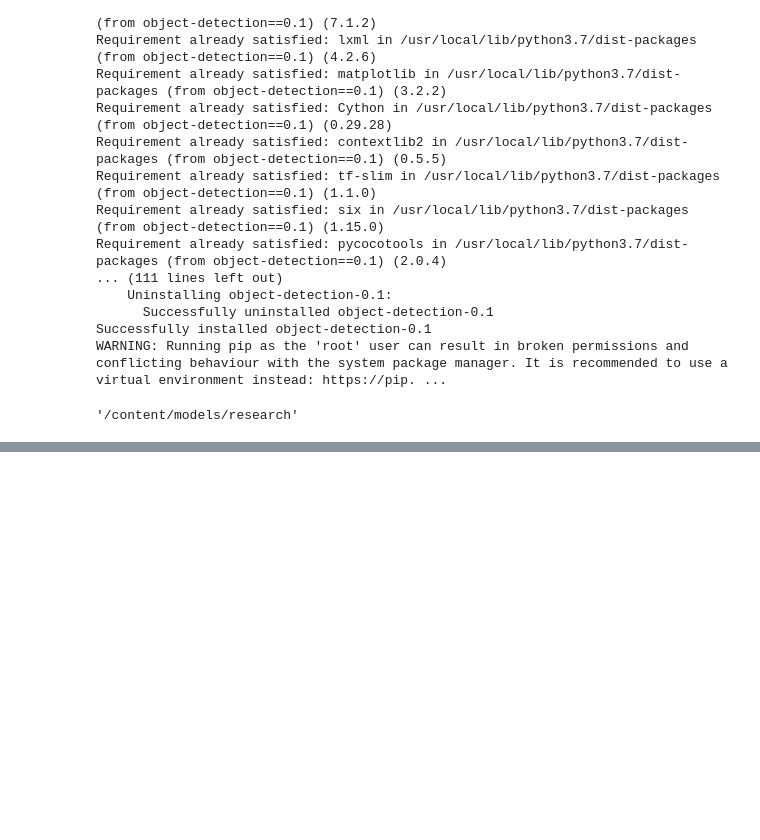
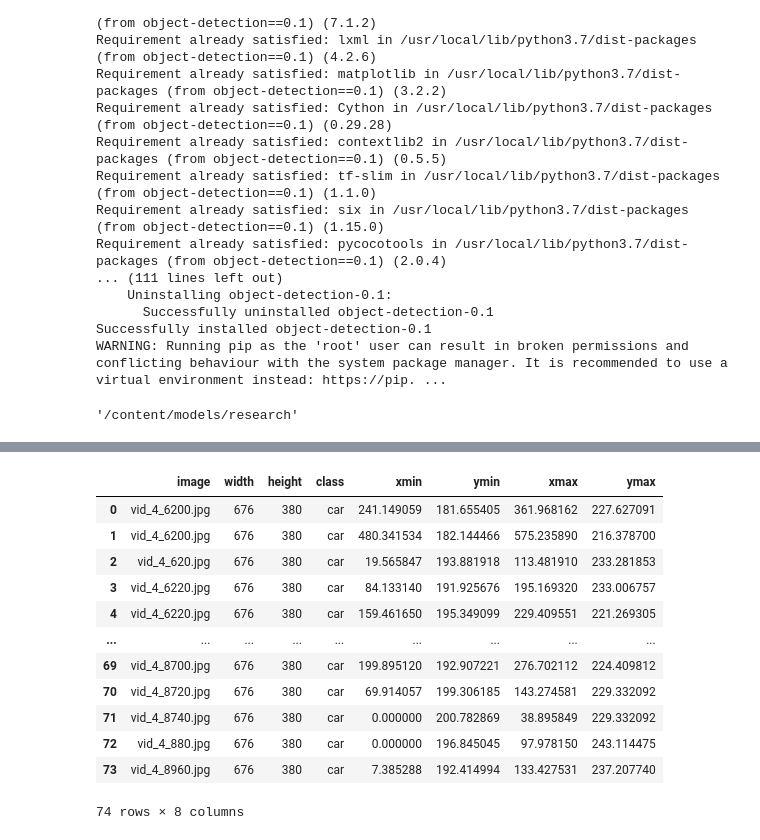
Before and after one commit to jean-on-hub/Vehicle-detection-model, a Jupyter notebook: base_code.ipynb, the cells around one changed output, grey strips where cells are left out. Saved outputs shown, nothing was run; the diff lists cells and outputs as text; code cells hidden in the pictures; blank space fills up the shorter version.

```diff
--- a/base_code.ipynb
+++ b/base_code.ipynb
@@ -188,0 +152,18 @@ WARNING: Running pip as the 'root' user can result in broken permissions and con
+# %%
+import pandas as pd
+data1 = pd.read_csv("first250.csv")
+data1
+# %% [output]
+|  | image | width | height | class | xmin | ymin | xmax | ymax |
+| 0 | vid_4_6200.jpg | 676 | 380 | car | 241.149059 | 181.655405 | 361.968162 | 227.627091 |
+| 1 | vid_4_6200.jpg | 676 | 380 | car | 480.341534 | 182.144466 | 575.235890 | 216.378700 |
+| 2 | vid_4_620.jpg | 676 | 380 | car | 19.565847 | 193.881918 | 113.481910 | 233.281853 |
+| 3 | vid_4_6220.jpg | 676 | 380 | car | 84.133140 | 191.925676 | 195.169320 | 233.006757 |
+| 4 | vid_4_6220.jpg | 676 | 380 | car | 159.461650 | 195.349099 | 229.409551 | 221.269305 |
+| ... | ... | ... | ... | ... | ... | ... | ... | ... |
+| 69 | vid_4_8700.jpg | 676 | 380 | car | 199.895120 | 192.907221 | 276.702112 | 224.409812 |
+| 70 | vid_4_8720.jpg | 676 | 380 | car | 69.914057 | 199.306185 | 143.274581 | 229.332092 |
+| 71 | vid_4_8740.jpg | 676 | 380 | car | 0.000000 | 200.782869 | 38.895849 | 229.332092 |
+| 72 | vid_4_880.jpg | 676 | 380 | car | 0.000000 | 196.845045 | 97.978150 | 243.114475 |
+| 73 | vid_4_8960.jpg | 676 | 380 | car | 7.385288 | 192.414994 | 133.427531 | 237.207740 |
+74 rows × 8 columns
```
Also changed, not shown: parts of 12 cells of this notebook.
